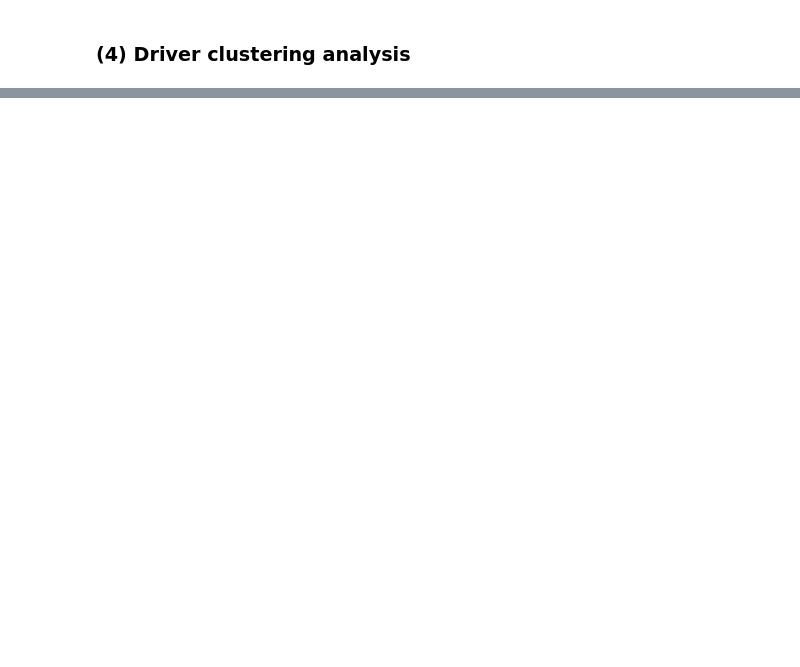
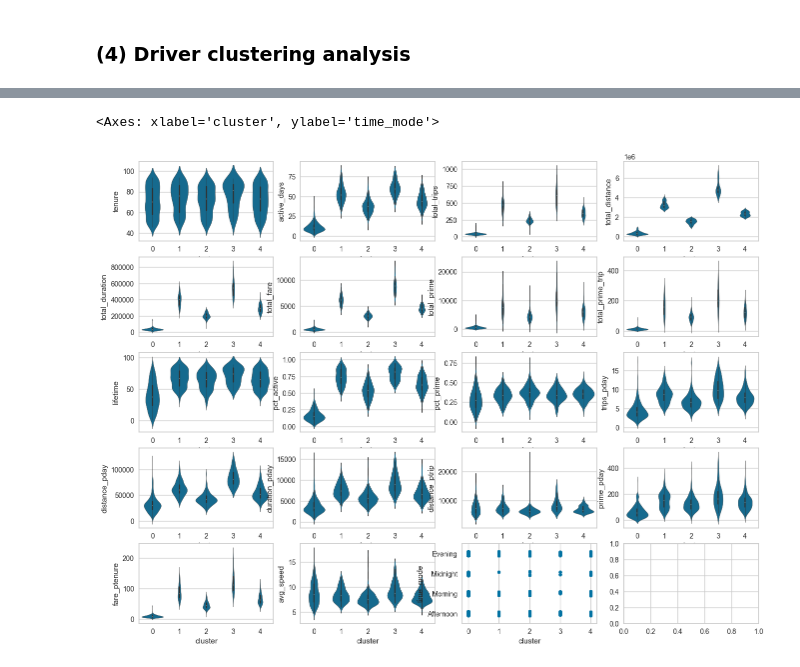
Before and after one commit to J-ZW-Wang/ss_data_project, a Jupyter notebook: Lyft_Driver_Lifetime_Value/Driver_Lifetime_Value.ipynb, the cells around one changed output, grey strips where cells are left out. Cells and saved outputs as stored; diff of their text form; code cells hidden in the pictures; blank space fills up the shorter version.

```diff
--- a/Lyft_Driver_Lifetime_Value/Driver_Lifetime_Value.ipynb
+++ b/Lyft_Driver_Lifetime_Value/Driver_Lifetime_Value.ipynb
@@ -259,0 +328,26 @@ sns.stripplot(driveragg, x="time_mode", y="total_fare", ax=ax[1, 2])
+# %%
+# Select K = 5
+KMeans_model = KMeans(n_clusters=5, random_state=777)
+driver_cluster = KMeans_model.fit_predict(driver_t)
+driver_cluster = pd.DataFrame({"cluster": driver_cluster})
+driver2 = pd.concat([driveragg, driver_cluster], axis=1)
+# %%
+n = len(num_vars)
+ncol = 4
+nrow = 5
+fig, ax = plt.subplots(figsize=(16, 12), ncols=ncol, nrows=nrow)
+
+
+def plt_violin(y, i, ncol):
+    row = i // ncol
+    col = i % ncol
+    sns.violinplot(driver2, x="cluster", y=y, ax=ax[row, col])
+
+
+for i, y in enumerate(num_vars):
+    plt_violin(y, i, ncol)
+
+sns.stripplot(driver2, x="cluster", y="time_mode", ax=ax[4, 2])
+# %% [output]
+<Axes: xlabel='cluster', ylabel='time_mode'>
+[figure, added]
```
Also changed, not shown: parts of 10 cells of this notebook.
